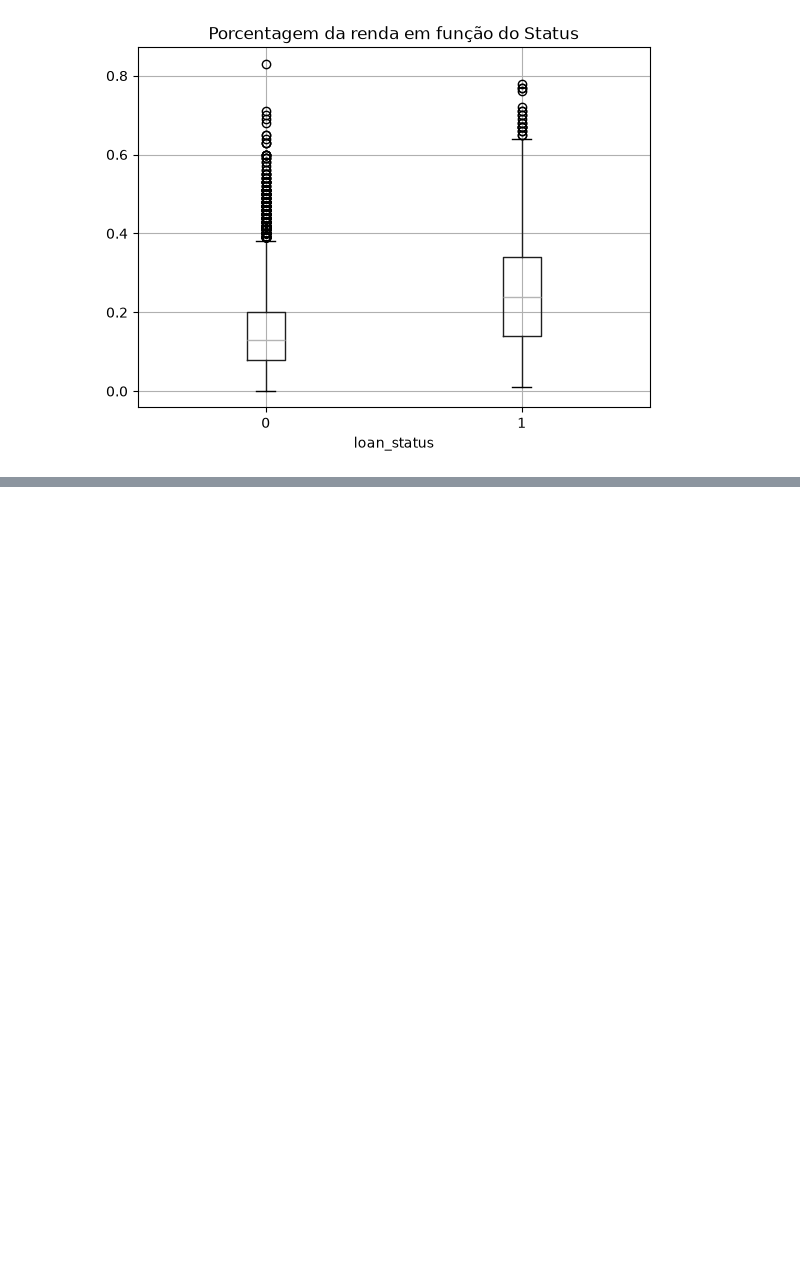
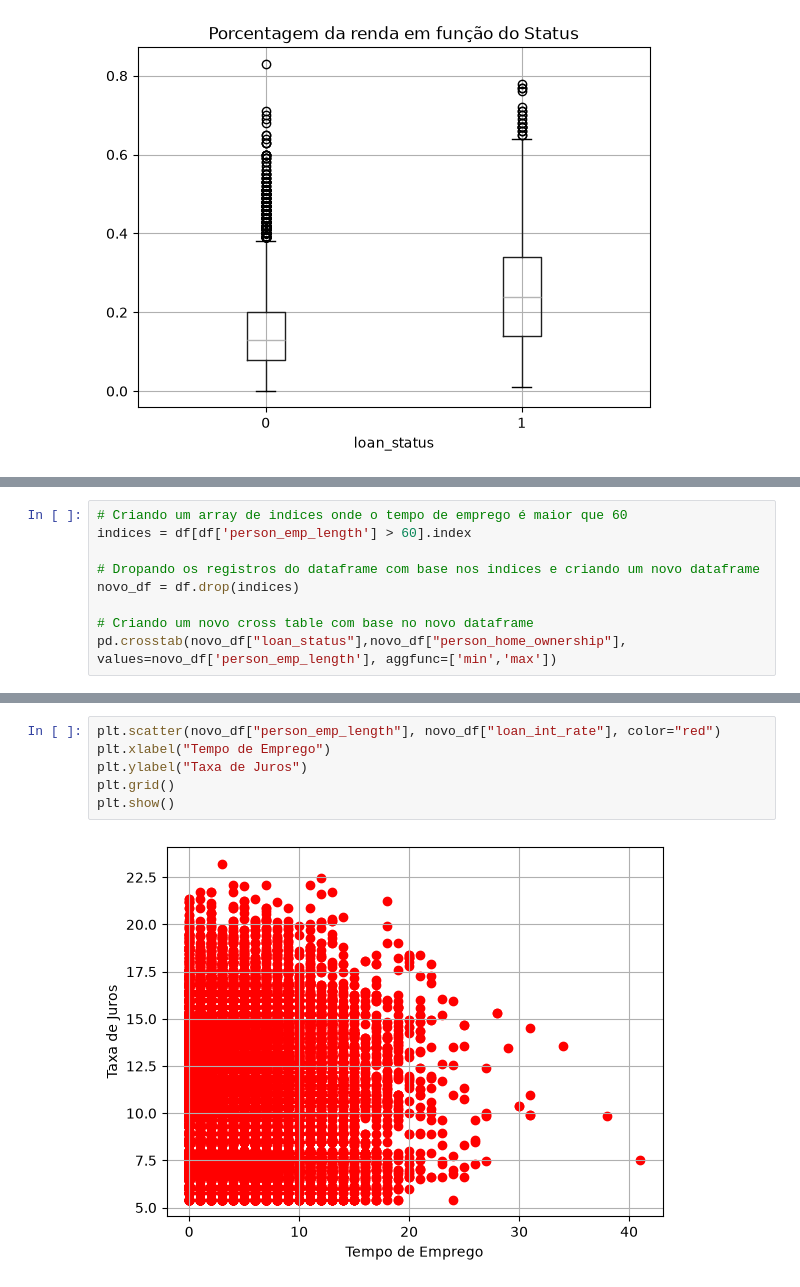
Before and after one commit to ramoneirao/risco-de-credito, a Jupyter notebook: notebooks/EDA.ipynb, the cells around one changed output, grey strips where cells are left out. Cells and saved outputs as stored; diff of their text form; blank space fills up the shorter version.

```diff
--- a/notebooks/EDA.ipynb
+++ b/notebooks/EDA.ipynb
@@ -98,0 +127,9 @@ plt.show()
+# %%
+# Criando um array de indices onde o tempo de emprego é maior que 60
+indices = df[df['person_emp_length'] > 60].index
+
+# Dropando os registros do dataframe com base nos indices e criando um novo dataframe
+novo_df = df.drop(indices)
+
+# Criando um novo cross table com base no novo dataframe
+pd.crosstab(novo_df["loan_status"],novo_df["person_home_ownership"], values=novo_df['person_emp_length'], aggfunc=['min','max'])
@@ -98,0 +142,8 @@ plt.show()
+# %%
+plt.scatter(novo_df["person_emp_length"], novo_df["loan_int_rate"], color="red")
+plt.xlabel("Tempo de Emprego")
+plt.ylabel("Taxa de Juros")
+plt.grid()
+plt.show()
+# %% [output]
+[figure, added]
```
Also changed, not shown: parts of 9 cells of this notebook.
